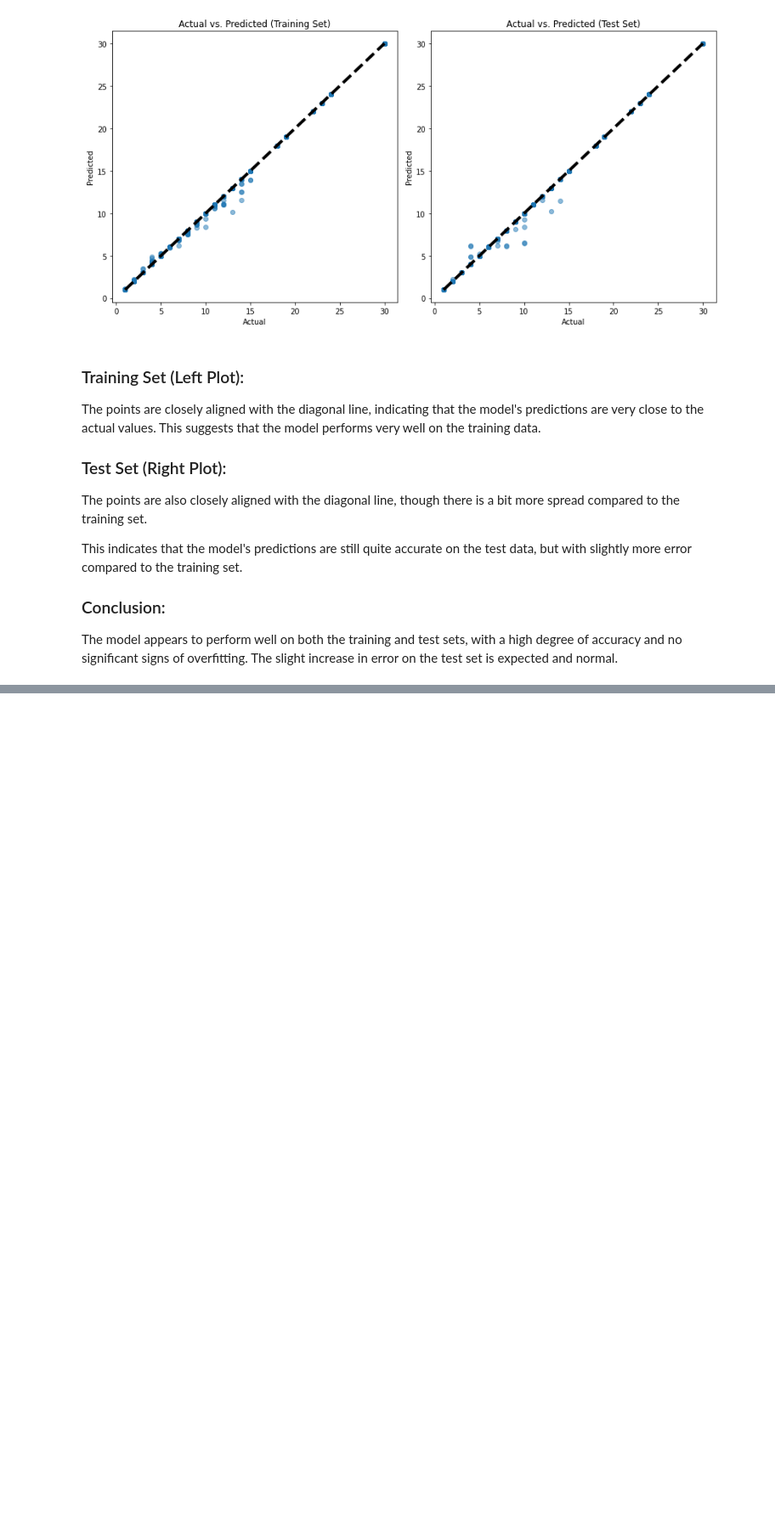
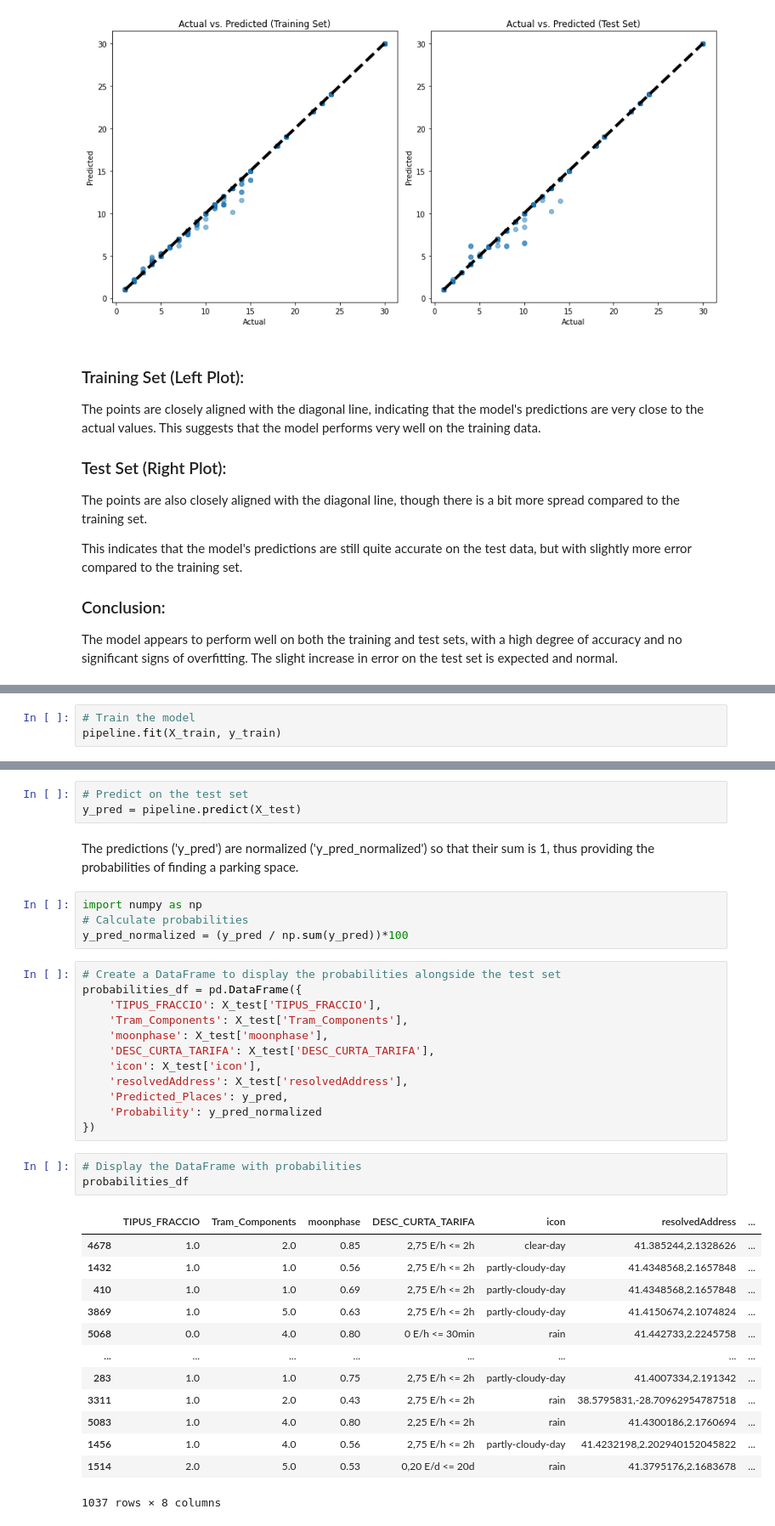
Before and after one commit to UrbanAIOptimser/parkpulse, a Jupyter notebook: parking_prediction/LAST_MERGING_MODEL.ipynb, the cells around one changed output, grey strips where cells are left out. Shown at 85% size. Cells and saved outputs as stored; diff of their text form; blank space fills up the shorter version.

Commit message:
Updated model and hypothesis

```diff
--- a/parking_prediction/LAST_MERGING_MODEL.ipynb
+++ b/parking_prediction/LAST_MERGING_MODEL.ipynb
@@ -648,0 +720,3 @@ The model appears to perform well on both the training and test sets, with a hig
+# %%
+# Train the model
+pipeline.fit(X_train, y_train)
@@ -648,0 +734,38 @@ The model appears to perform well on both the training and test sets, with a hig
+# %%
+# Predict on the test set
+y_pred = pipeline.predict(X_test)
+# %% [markdown]
+The predictions ('y_pred') are normalized ('y_pred_normalized') so that their sum is 1, thus providing the probabilities of finding a parking space.
+# %%
+import numpy as np
+# Calculate probabilities
+y_pred_normalized = (y_pred / np.sum(y_pred))*100
+# %%
+# Create a DataFrame to display the probabilities alongside the test set
+probabilities_df = pd.DataFrame({
+    'TIPUS_FRACCIO': X_test['TIPUS_FRACCIO'],
+    'Tram_Components': X_test['Tram_Components'],
+    'moonphase': X_test['moonphase'],
+    'DESC_CURTA_TARIFA': X_test['DESC_CURTA_TARIFA'],
+    'icon': X_test['icon'],
+    'resolvedAddress': X_test['resolvedAddress'],
+    'Predicted_Places': y_pred,
+    'Probability': y_pred_normalized
+})
+# %%
+# Display the DataFrame with probabilities
+probabilities_df
+# %% [output]
+|  | TIPUS_FRACCIO | Tram_Components | moonphase | DESC_CURTA_TARIFA | icon | resolvedAddress | ... |
+| 4678 | 1.0 | 2.0 | 0.85 | 2,75 E/h <= 2h | clear-day | 41.385244,2.1328626 | ... |
+| 1432 | 1.0 | 1.0 | 0.56 | 2,75 E/h <= 2h | partly-cloudy-day | 41.4348568,2.1657848 | ... |
+| 410 | 1.0 | 1.0 | 0.69 | 2,75 E/h <= 2h | partly-cloudy-day | 41.4348568,2.1657848 | ... |
+| 3869 | 1.0 | 5.0 | 0.63 | 2,75 E/h <= 2h | partly-cloudy-day | 41.4150674,2.1074824 | ... |
+| 5068 | 0.0 | 4.0 | 0.80 | 0 E/h <= 30min | rain | 41.442733,2.2245758 | ... |
+| ... | ... | ... | ... | ... | ... | ... | ... |
+| 283 | 1.0 | 1.0 | 0.75 | 2,75 E/h <= 2h | partly-cloudy-day | 41.4007334,2.191342 | ... |
+| 3311 | 1.0 | 2.0 | 0.43 | 2,75 E/h <= 2h | rain | 38.5795831,-28.70962954787518 | ... |
+| 5083 | 1.0 | 4.0 | 0.80 | 2,25 E/h <= 2h | rain | 41.4300186,2.1760694 | ... |
+| 1456 | 1.0 | 4.0 | 0.56 | 2,75 E/h <= 2h | partly-cloudy-day | 41.4232198,2.202940152045822 | ... |
+| 1514 | 2.0 | 5.0 | 0.53 | 0,20 E/d <= 20d | rain | 41.3795176,2.1683678 | ... |
+1037 rows × 8 columns
```
Also changed, not shown: parts of 26 cells of this notebook.
